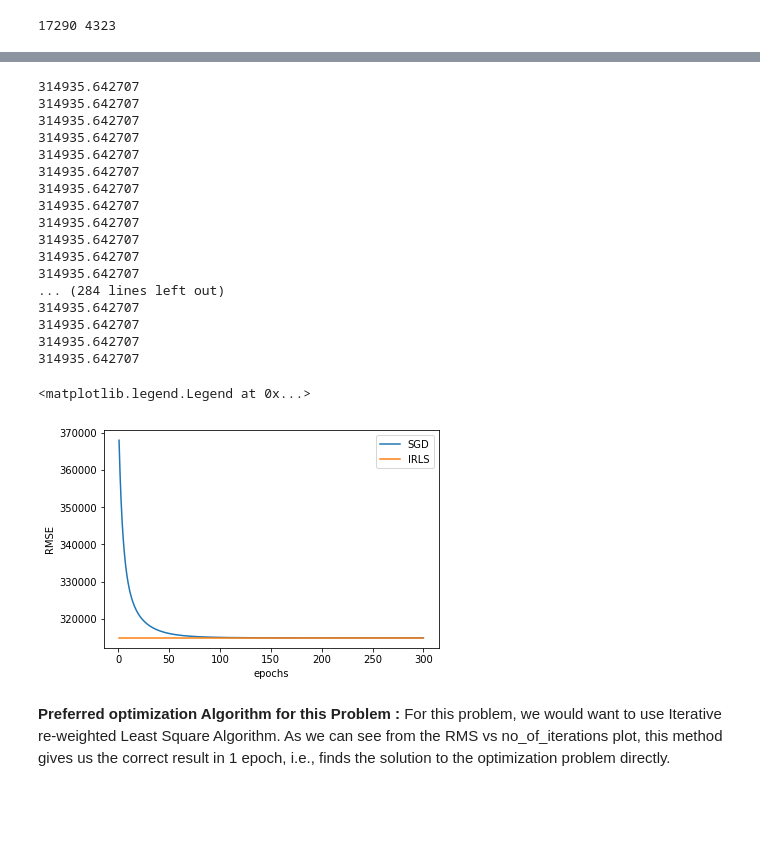
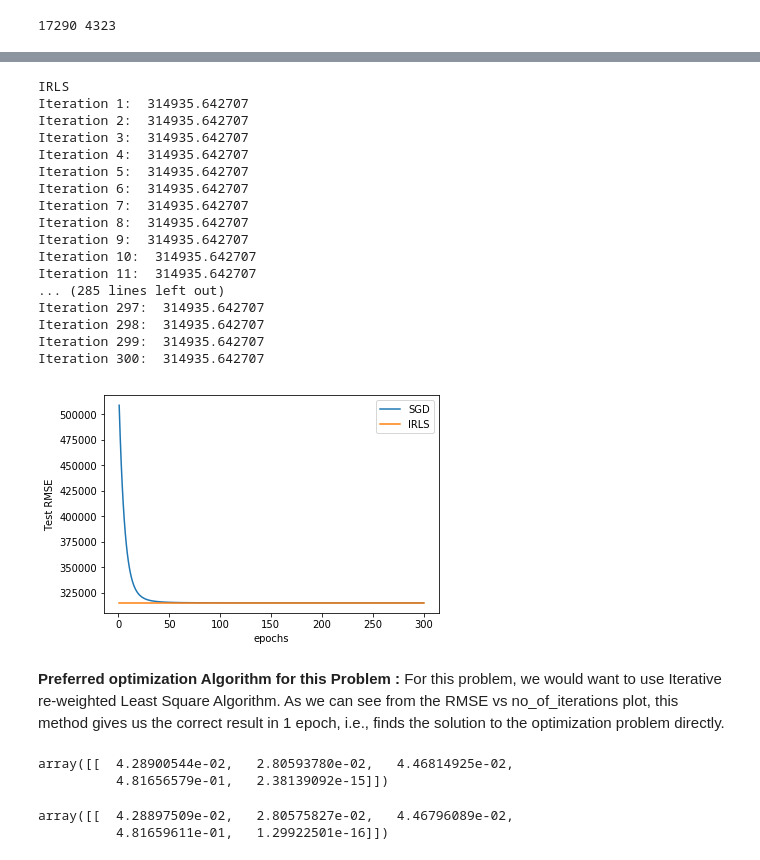
Before and after one commit to ayushbansal07/ML_course, a Jupyter notebook: asgn1/asgn1b.ipynb, the cells around one changed output, grey strips where cells are left out. Drawn from its saved outputs; the diff is of its cells as text; code cells hidden in the pictures; blank space fills up the shorter version.

```diff
--- a/asgn1/asgn1b.ipynb
+++ b/asgn1/asgn1b.ipynb
@@ -106,41 +108,53 @@ for i in range(no_of_epochs):
 no_of_epochs = 300
 model = Linear_model(no_of_features, X_train,y_train)
 IRLS_plot = []
+print("IRLS")
 for i in range(no_of_epochs):
     loss = model.train_IRLS()
     pred_test = model.evaluate(X_test)
     pred_test = (pred_test)*y_std + y_mean
     #test_loss = np.sqrt(np.sum(((pred_test - y_test)**2))/X_test.shape[0])
     test_loss = np.sqrt(np.mean(np.square(pred_test - y_test)))
-    print(test_loss)
+    print("Iteration "+str(i+1)+": ",test_loss)
     IRLS_plot.append(test_loss)
+irls_model_params = model.W
 # %% [output]
-314935.642707
-314935.642707
-314935.642707
-314935.642707
-314935.642707
-314935.642707
-314935.642707
-314935.642707
-314935.642707
-314935.642707
-314935.642707
-314935.642707
-... (284 lines left out)
-314935.642707
-314935.642707
-314935.642707
-314935.642707
+IRLS
+Iteration 1:  314935.642707
+Iteration 2:  314935.642707
+Iteration 3:  314935.642707
+Iteration 4:  314935.642707
+Iteration 5:  314935.642707
+Iteration 6:  314935.642707
+Iteration 7:  314935.642707
+Iteration 8:  314935.642707
+Iteration 9:  314935.642707
+Iteration 10:  314935.642707
+Iteration 11:  314935.642707
+... (285 lines left out)
+Iteration 297:  314935.642707
+Iteration 298:  314935.642707
+Iteration 299:  314935.642707
+Iteration 300:  314935.642707
 # %%
 SGD_, = plt.plot(1+np.array(range(no_of_epochs)),SGD_plot)
 IRLS_, = plt.plot(1+np.array(range(no_of_epochs)),IRLS_plot)
 plt.xlabel("epochs")
-plt.ylabel("RMSE")
+plt.ylabel("Test RMSE")
 plt.legend([SGD_, IRLS_],["SGD","IRLS"])
+plt.savefig("1b_TestRMSEvsEpochs.png")
 # %% [output]
-<matplotlib.legend.Legend at 0x...>
-[figure, old version]
+[figure, new version]
 # %% [markdown]
 **Preferred optimization Algorithm for this Problem :**
-For this problem, we would want to use Iterative re-weighted Least Square Algorithm. As we can see from the RMS vs no_of_iterations plot, this method gives us the correct result in 1 epoch, i.e., finds the solution to the optimization problem directly.
+For this problem, we would want to use Iterative re-weighted Least Square Algorithm. As we can see from the RMSE vs no_of_iterations plot, this method gives us the correct result in 1 epoch, i.e., finds the solution to the optimization problem directly.
+# %%
+sgd_model_parms.T
+# %% [output]
+array([[  4.28900544e-02,   2.80593780e-02,   4.46814925e-02,
+          4.81656579e-01,   2.38139092e-15]])
+# %%
+irls_model_params.T
+# %% [output]
+array([[  4.28897509e-02,   2.80575827e-02,   4.46796089e-02,
+          4.81659611e-01,   1.29922501e-16]])
```
Also changed, not shown: parts of 1 cell of this notebook, 9 other files.
